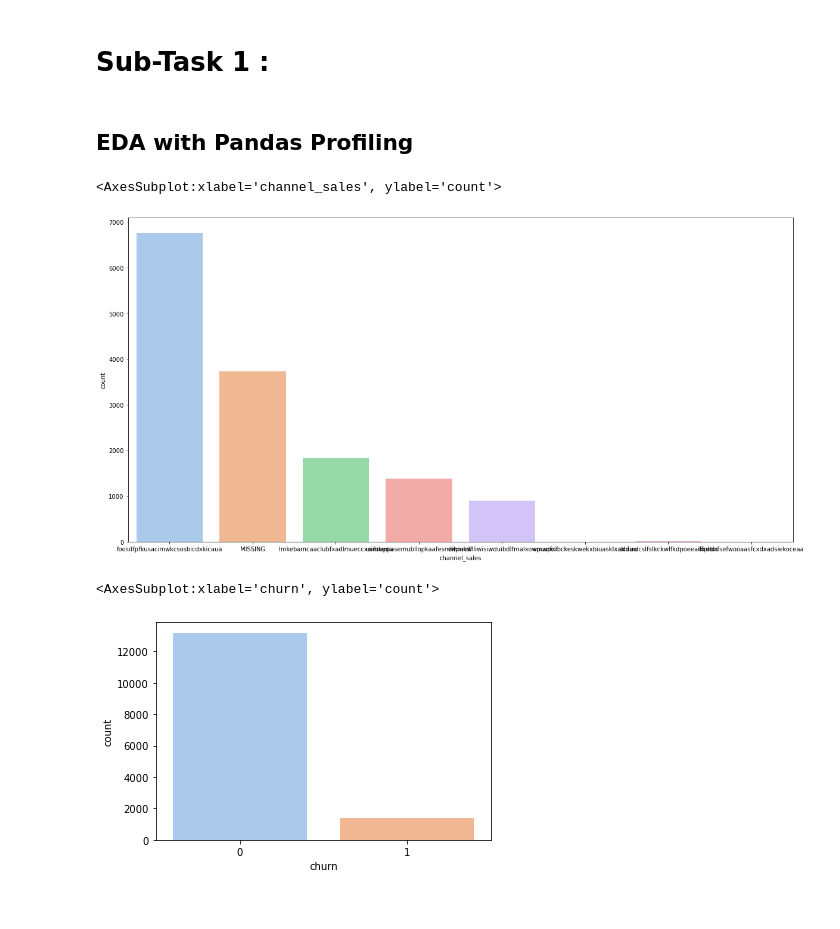
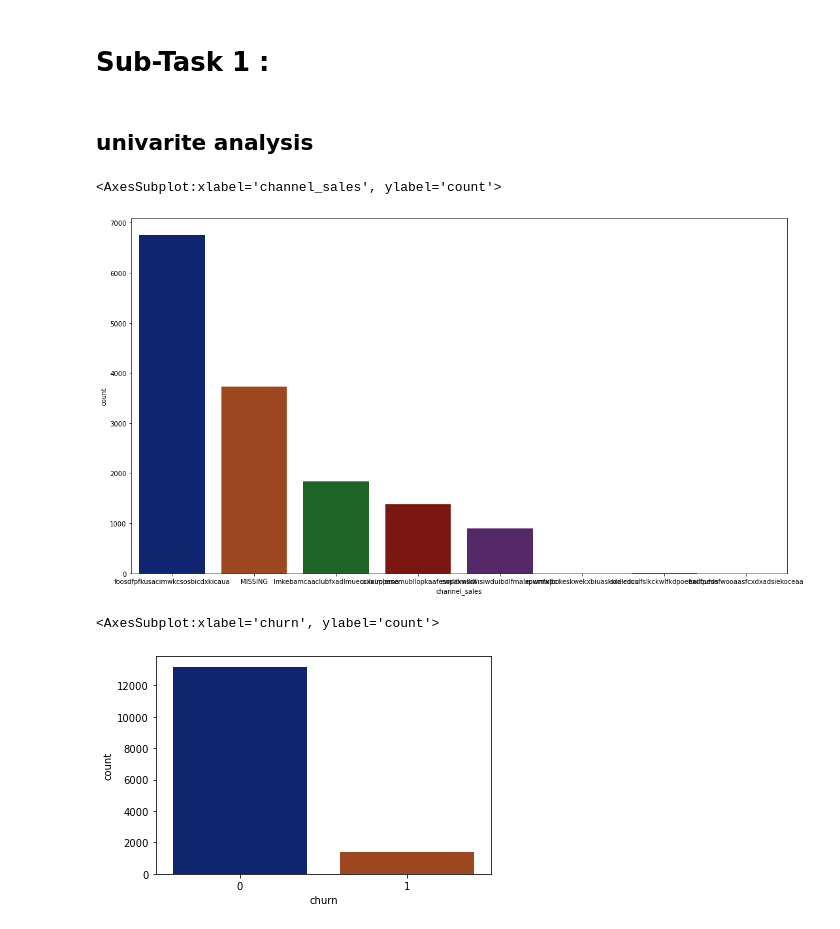
Before and after one commit to Ahmed-G-ElTaher/Churn-Model-Data-Science-Analytics-Virtual-Intern-at-BCG, a Jupyter notebook: Task 2/EDA_Answer.ipynb, the cells around one changed output. Saved outputs shown, nothing was run; the diff lists cells and outputs as text; code cells hidden in the pictures.

```diff
--- a/Task 2/EDA_Answer.ipynb
+++ b/Task 2/EDA_Answer.ipynb
@@ -97,17 +104,17 @@ price_data.describe()
 # %% [markdown]
 # Sub-Task 1 :
-# %% [markdown]
-## EDA with Pandas Profiling
+# %% [markdown]
+## univarite analysis
 # %%
-plt.figure(figsize=(20,10))
-sns.set_palette("pastel")
+plt.figure(figsize=(18,10))
+sns.set_palette("dark")
 
 sns.countplot(data=client_data,x=client_data.channel_sales)
 # %% [output]
 <AxesSubplot:xlabel='channel_sales', ylabel='count'>
-[figure, old version]
+[figure, new version]
 # %%
 sns.countplot(data=client_data,x=client_data.churn)
 # %% [output]
 <AxesSubplot:xlabel='churn', ylabel='count'>
-[figure, old version]
+[figure, new version]
```
Also changed, not shown: parts of 10 cells of this notebook, 1 other file.
